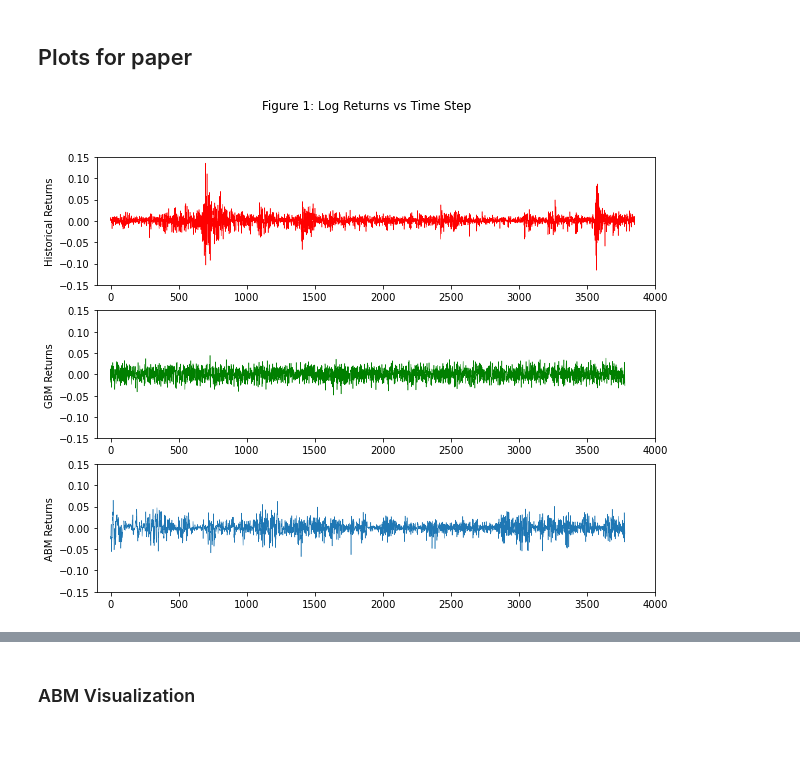
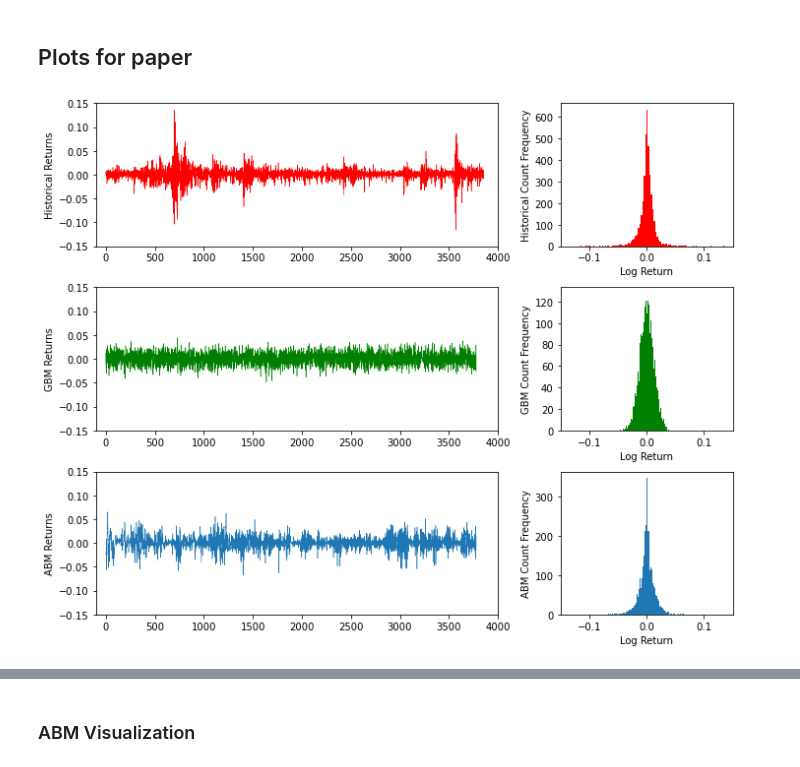
Before and after one commit to ssie-projects/ssie523-abm-markets, a Jupyter notebook: research/MarketABM.ipynb, the cells around one changed output, grey strips where cells are left out. Cells and saved outputs as stored; diff of their text form; code cells hidden in the pictures; blank space fills up the shorter version.

```diff
--- a/research/MarketABM.ipynb
+++ b/research/MarketABM.ipynb
@@ -575,29 +575,50 @@ Variance:                0.04210690697109313
 # %%
 # Plot returns of all three
 
 plt.figure(figsize=[10,8])
-plt.subplot(3, 1, 1)
 
+gs = gridspec.GridSpec(3, 2, width_ratios=[7, 3])
+
+subplot(gs[0])
 plt.plot(r_hist, linewidth=0.5, color='red', label='A')
 plt.ylabel('Historical Returns')
 plt.xlim(-100,4000)
 plt.ylim(-0.15, 0.15)
 
-plt.subplot(3, 1, 2)
+subplot(gs[1])
+plt.hist(r_hist, bins=100, color='red')
+plt.ylabel('Historical Count Frequency')
+plt.xlabel('Log Return')
+plt.xlim(-0.15, 0.15)
+
+subplot(gs[2])
 plt.plot(r_gbm, linewidth=0.5, color='green', label='B')
 plt.ylabel('GBM Returns')
 plt.xlim(-100,4000)
 plt.ylim(-0.15, 0.15)
 
-plt.subplot(3, 1, 3)
+subplot(gs[3])
+plt.hist(r_gbm, bins=100, color='green')
+plt.ylabel('GBM Count Frequency')
+plt.xlabel('Log Return')
+plt.xlim(-0.15, 0.15)
+
+subplot(gs[4])
 plt.plot(r_abm, linewidth=0.5, label='C')
 plt.ylabel('ABM Returns')
 plt.xlim(-100,4000)
 plt.ylim(-0.15, 0.15)
 
-plt.suptitle('Figure 1: Log Returns vs Time Step')
-plt.savefig('returns.png', dpi=300)
+subplot(gs[5])
+plt.hist(r_abm, bins=100)
+plt.ylabel('ABM Count Frequency')
+plt.xlabel('Log Return')
+plt.xlim(-0.15, 0.15)
+
+plt.tight_layout()
+
+plt.savefig('returns-hist.png', dpi=300)
 
 plt.show()
 # %% [output]
-[figure, old version]
+[figure, new version]
```
Also changed, not shown: parts of 2 cells of this notebook, 2 other files.
